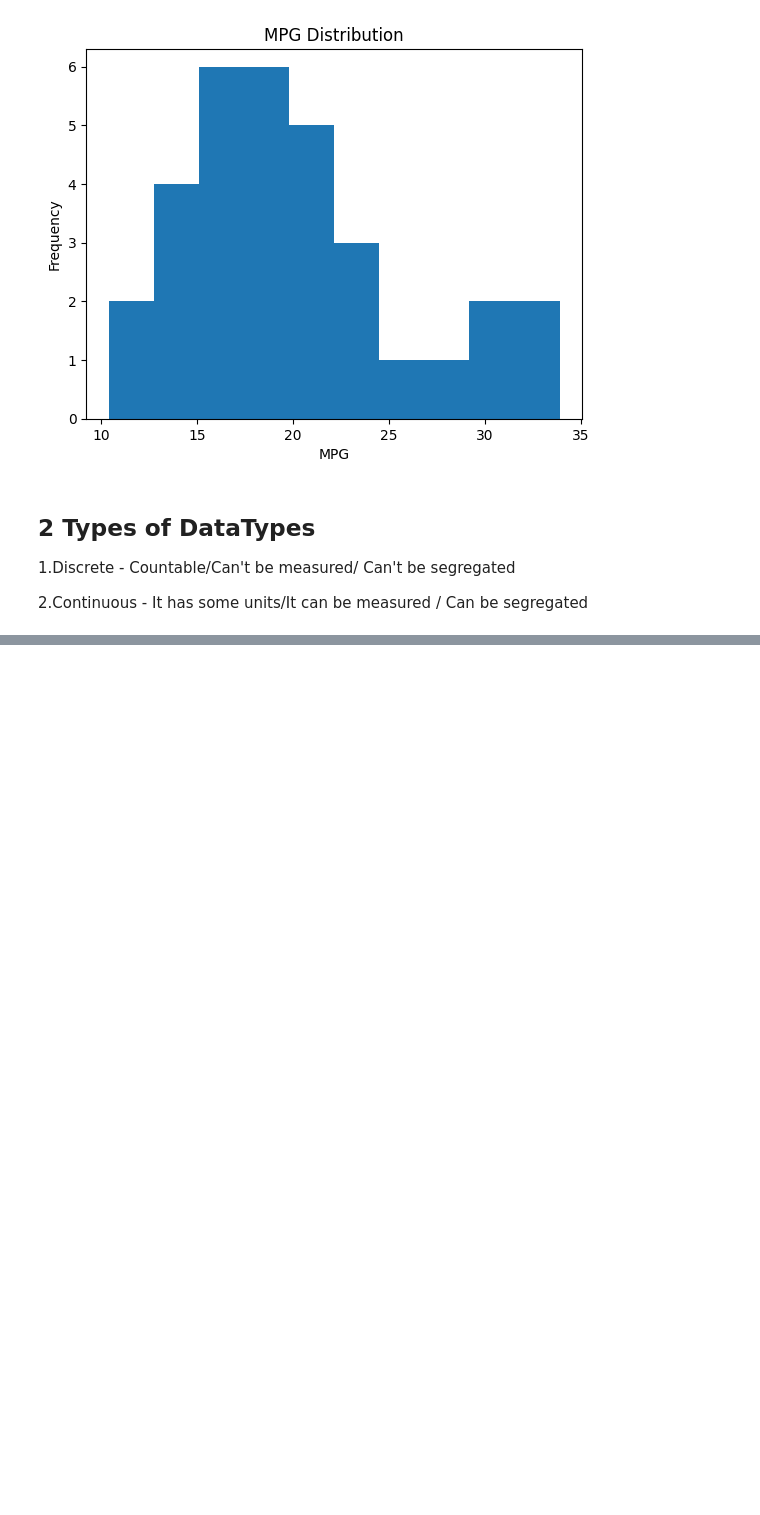
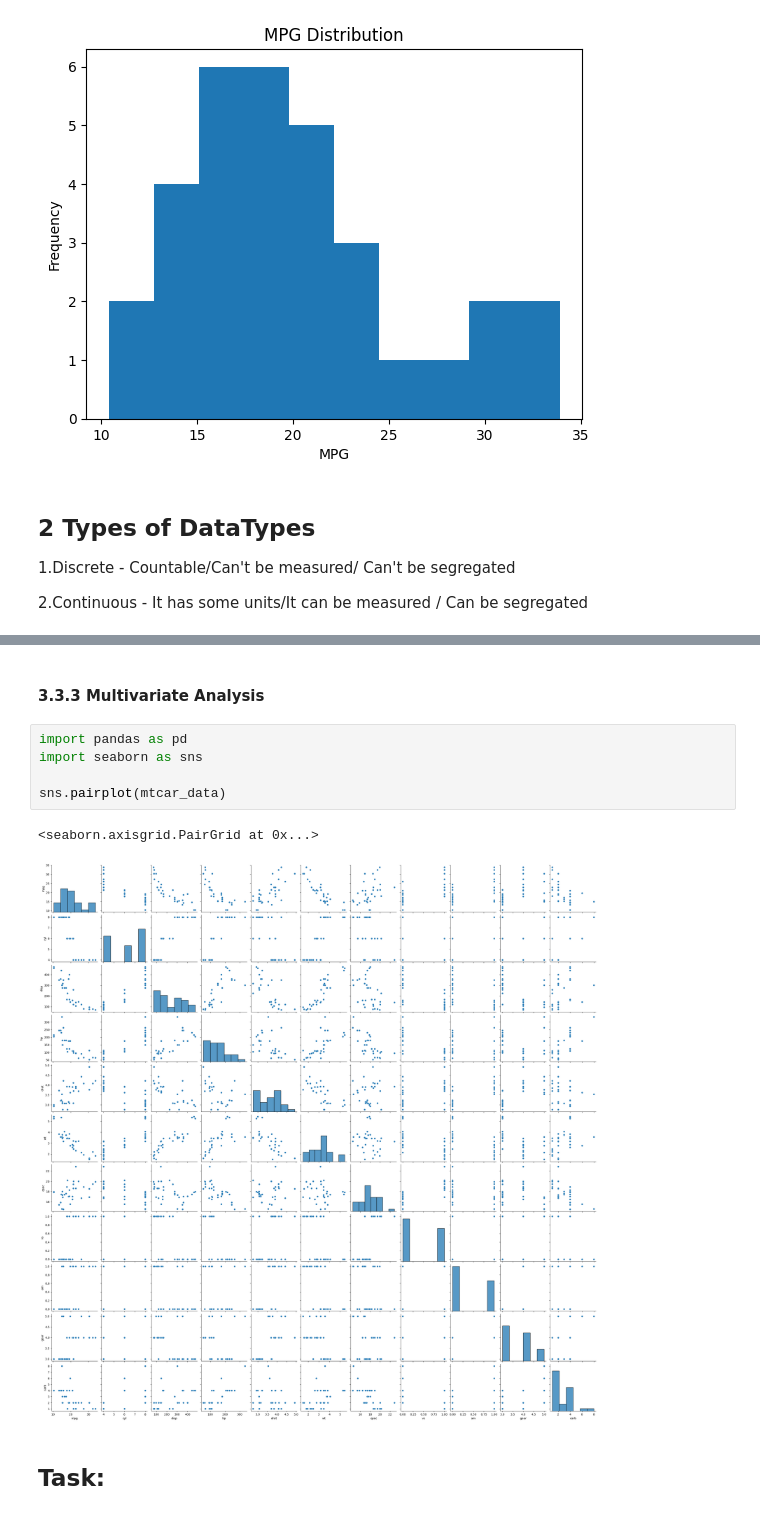
Before and after one commit to RangeshPandianPT/Data-Science_with-ML, a Jupyter notebook: Data_Visualization.ipynb, the cells around one changed output, grey strips where cells are left out. Saved outputs shown, nothing was run; the diff lists cells and outputs as text; blank space fills up the shorter version.

```diff
--- a/Data_Visualization.ipynb
+++ b/Data_Visualization.ipynb
@@ -84,0 +118,12 @@ plt.show()
+# %% [markdown]
+#### 3.3.3 Multivariate Analysis
+# %%
+import pandas as pd
+import seaborn as sns
+
+sns.pairplot(mtcar_data)
+# %% [output]
+<seaborn.axisgrid.PairGrid at 0x...>
+[figure, added]
+# %% [markdown]
+## Task:
```
Also changed, not shown: parts of 16 cells of this notebook.
